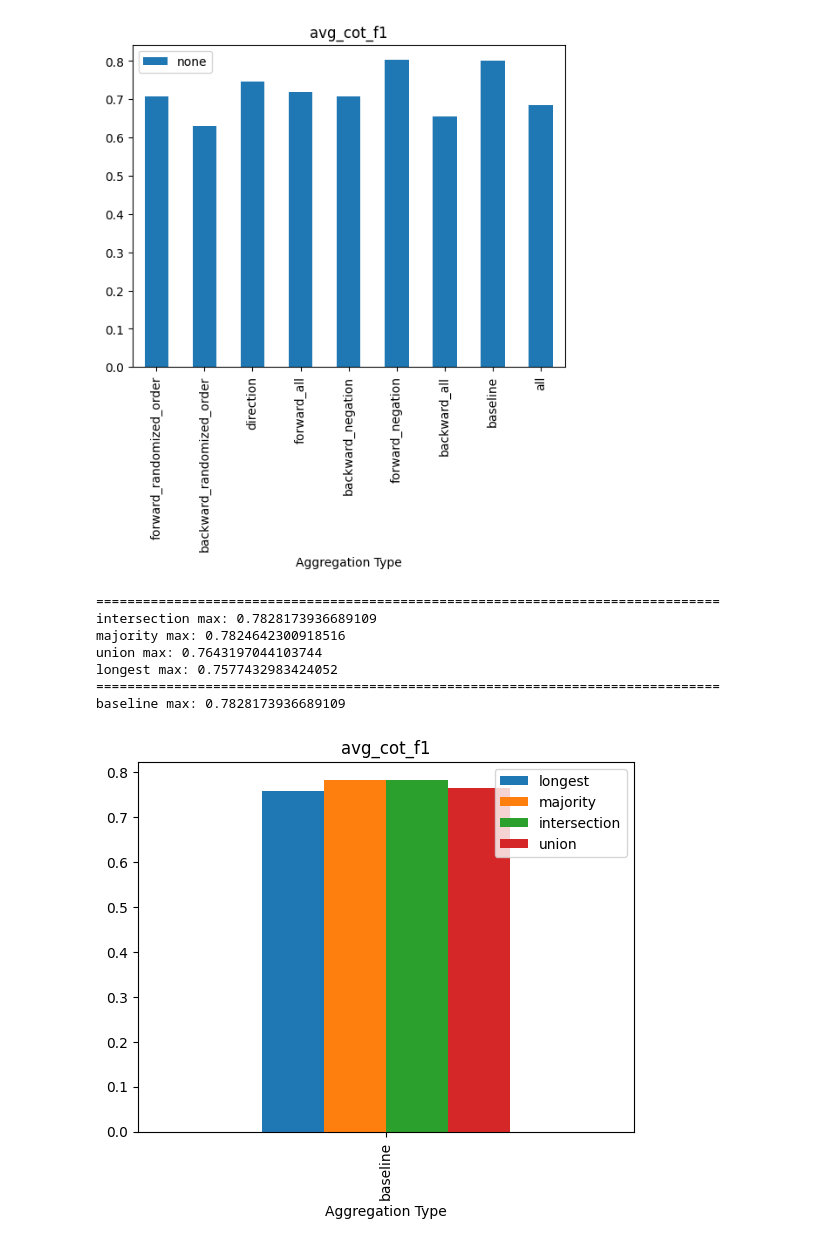
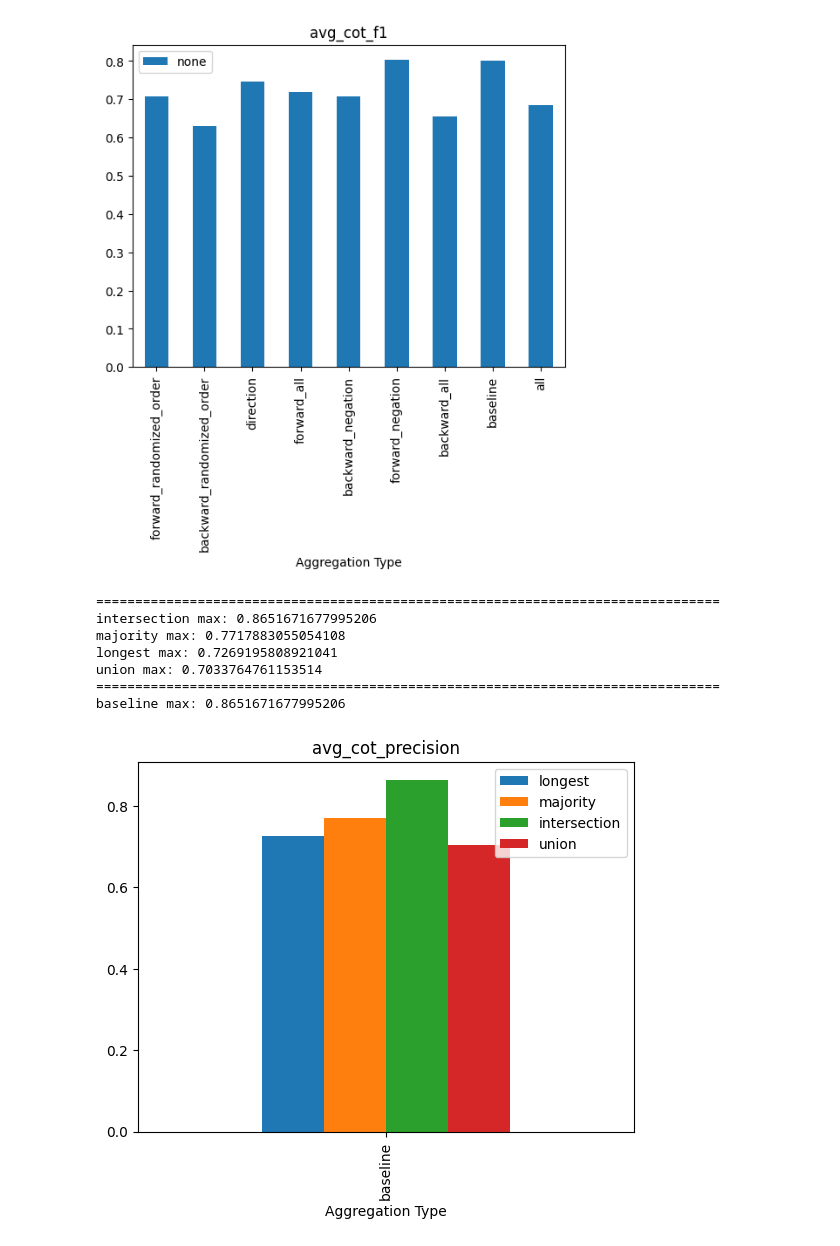
Before and after one commit to elaine-sui/cs224u_final_project, a Jupyter notebook: evaluate/simple_evaluate.ipynb, the cells around one changed output. Drawn from its saved outputs; the diff is of its cells as text; code cells hidden in the pictures.

```diff
--- a/evaluate/simple_evaluate.ipynb
+++ b/evaluate/simple_evaluate.ipynb
@@ -54,14 +56,15 @@ def get_metrics_dict_for_path_selection_type(path_selection):
     for p in glob(path):
         # print(p)
         dir, aggregation_type = os.path.split(p)
+        path_glob = p + f"/merge_answer_hard_*_path_select_{path_selection}.pkl"
 
-        paths = [p for p in glob(p + f"/merge_answer_hard_*_path_select_{path_selection}.pkl")]
+        paths = [p for p in glob(path_glob)]
 
         if len(paths) > 0:
             aggregation_types.append(aggregation_type)
             metrics_dict[aggregation_type] = {}
 
-            for filename in glob(p + f"/merge_answer_hard_*_path_select_{path_selection}.pkl"):
+            for filename in glob(path_glob):
                 merge_cot_type = re.findall(r'merge_cot_(.*)_path', filename)[0]
                 if merge_cot_type == 'none' and path_selection != "heaviest":
                     continue
@@ -74,7 +77,7 @@ def get_metrics_dict_for_path_selection_type(path_selection):
                 metrics_dict[aggregation_type][merge_cot_type] = get_simple_eval_metrics(filename)
     return metrics_dict, aggregation_types, merge_cot_types
 # %%
-def get_data_for_metric(metric, metrics_dict):
+def get_data_for_metric(metric, metrics_dict, aggregation_types, merge_cot_types):
     data = []
     for aggregation_type in aggregation_types:
         data_aggregation = [aggregation_type]
@@ -108,7 +111,7 @@ def get_best_val_per_aggregation_type(data_df, aggregation_types):
         print(f"{k} max: {v}")
 
 def plot_bar_chart(metric, columns, metrics_dict, aggregation_types, merge_cot_types):
-    data = get_data_for_metric(metric, metrics_dict)
+    data = get_data_for_metric(metric, metrics_dict, aggregation_types, merge_cot_types)
     # print(data)
     metrics_df = pd.DataFrame(
             columns=columns,
@@ -321,16 +264,16 @@ backward_randomized_order max: 0.6302267067646006
 # %%
 path_selection = "none"
 metrics_dict, aggregation_types, merge_cot_types = get_metrics_dict_for_path_selection_type(path_selection)
 columns = ['Aggregation Type'] + merge_cot_types
 
-metric = "avg_cot_f1"
+metric = "avg_cot_precision"
 plot_bar_chart(metric, columns, metrics_dict, aggregation_types, merge_cot_types)
 # %% [output]
 ================================================================================
-intersection max: 0.7828173936689109
-majority max: 0.7824642300918516
-union max: 0.7643197044103744
-longest max: 0.7577432983424052
+intersection max: 0.8651671677995206
+majority max: 0.7717883055054108
+longest max: 0.7269195808921041
+union max: 0.7033764761153514
 ================================================================================
-baseline max: 0.7828173936689109
+baseline max: 0.8651671677995206
-[figure, old version]
+[figure, new version]
```
Also changed, not shown: parts of 9 cells of this notebook, 15 other files.
